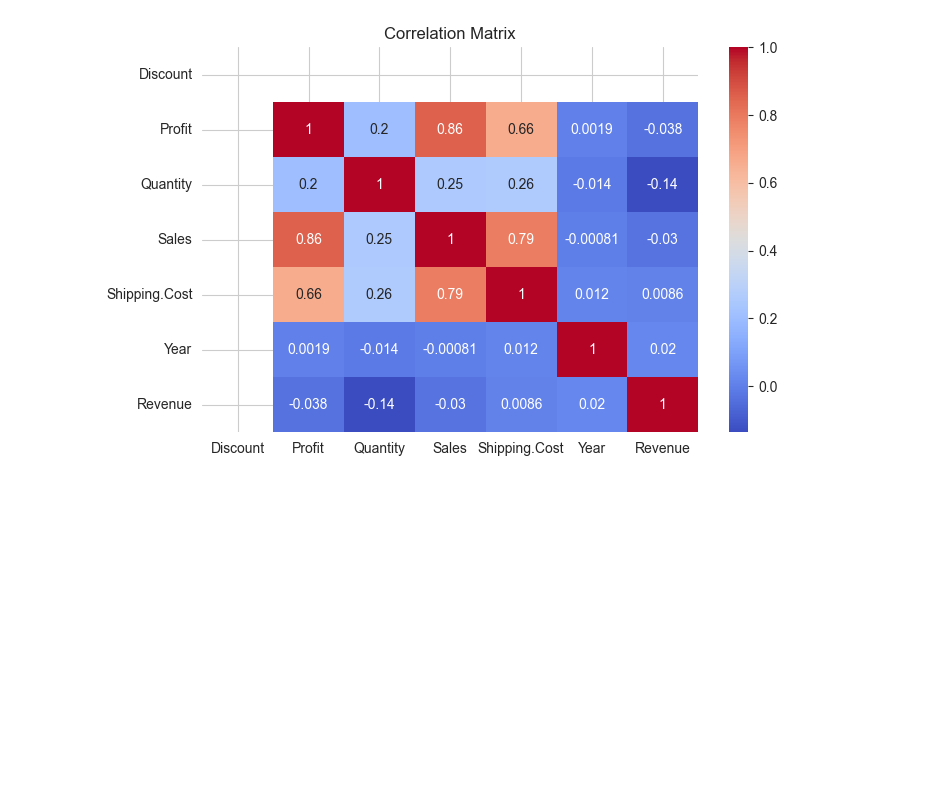
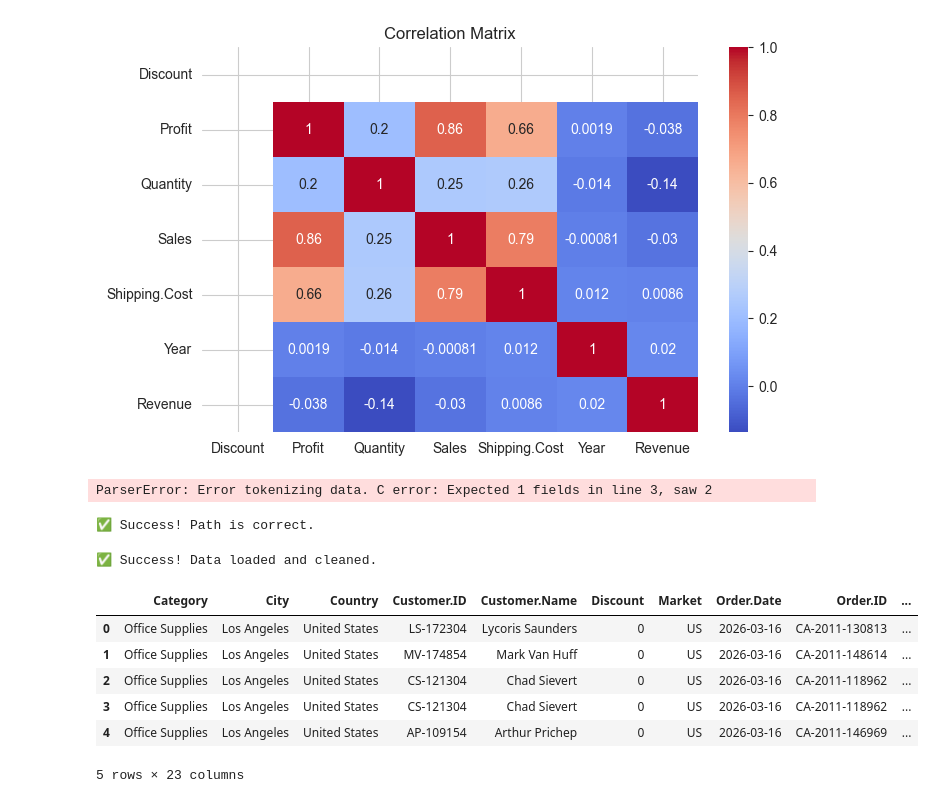
Before and after one commit to vivek31594-collab/sales-performance-dashboard, a Jupyter notebook: 2_notebooks/salesanalysis.ipynb, the cells around one changed output. Saved outputs shown, nothing was run; the diff lists cells and outputs as text; code cells hidden in the pictures; blank space fills up the shorter version.

```diff
--- a/2_notebooks/salesanalysis.ipynb
+++ b/2_notebooks/salesanalysis.ipynb
@@ -410,3 +410,69 @@ plt.title("Correlation Matrix")
 plt.show()
 # %% [output]
 [figure]
+# %%
+import pandas as pd
+
+# Forward slashes work on Windows and are less error-prone
+df = pd.read_csv("C:/Users/User/Downloads/sales-analysis-dashboard/1_data/raw/salesdata.csv")
+# %% [output]
+ParserError: Error tokenizing data. C error: Expected 1 fields in line 3, saw 2
+# %%
+import os
+
+path = "C:/Users/User/Downloads/sales-analysis-dashboard/1_data/raw/salesdata.csv"
+
+if os.path.exists(path):
+    print("✅ Success! Path is correct.")
+else:
+    # Check parts of the path to see where it fails
+    base = "C:/Users/User/Downloads/sales-analysis-dashboard"
+    print(f"Project folder exists: {os.path.exists(base)}")
+    if os.path.exists(base):
+        print(f"Contents of project: {os.listdir(base)}")
+# %% [output]
+✅ Success! Path is correct.
+# %%
+import pandas as pd
+
+def load_data(path):
+    try:
+        # Load dataset with 'sep=None' to auto-detect delimiters (comma, semicolon, etc.)
+        df = pd.read_csv(
+            path,
+            encoding="latin1",
+            on_bad_lines="skip", # Skips the messy rows that caused your error
+            sep=None,
+            engine="python"
+        )
+
+        # Clean and standardize column names
+        df.columns = df.columns.str.strip().str.replace(" ", ".", regex=False)
+
+        # Convert date column safely
+        if "Order.Date" in df.columns:
+            df["Order.Date"] = pd.to_datetime(df["Order.Date"], errors="coerce")
+
+        print("✅ Success! Data loaded and cleaned.")
+        return df
+
+    except Exception as e:
+        print(f"❌ Error loading data: {e}")
+        return pd.DataFrame()
+
+# NOW CALL THE FUNCTION
+file_path = r"C:/Users/User/Downloads/sales-analysis-dashboard/1_data/raw/salesdata.csv"
+df = load_data(file_path)
+
+# Show the result
+if not df.empty:
+    display(df.head())
+# %% [output]
+✅ Success! Data loaded and cleaned.
+|  | Category | City | Country | Customer.ID | Customer.Name | Discount | Market | Order.Date | Order.ID | ... |
+| 0 | Office Supplies | Los Angeles | United States | LS-172304 | Lycoris Saunders | 0 | US | 2026-03-16 | CA-2011-130813 | ... |
+| 1 | Office Supplies | Los Angeles | United States | MV-174854 | Mark Van Huff | 0 | US | 2026-03-16 | CA-2011-148614 | ... |
+| 2 | Office Supplies | Los Angeles | United States | CS-121304 | Chad Sievert | 0 | US | 2026-03-16 | CA-2011-118962 | ... |
+| 3 | Office Supplies | Los Angeles | United States | CS-121304 | Chad Sievert | 0 | US | 2026-03-16 | CA-2011-118962 | ... |
+| 4 | Office Supplies | Los Angeles | United States | AP-109154 | Arthur Prichep | 0 | US | 2026-03-16 | CA-2011-146969 | ... |
+5 rows × 23 columns
```
Also changed, not shown: parts of 4 cells of this notebook, 1 other file.
